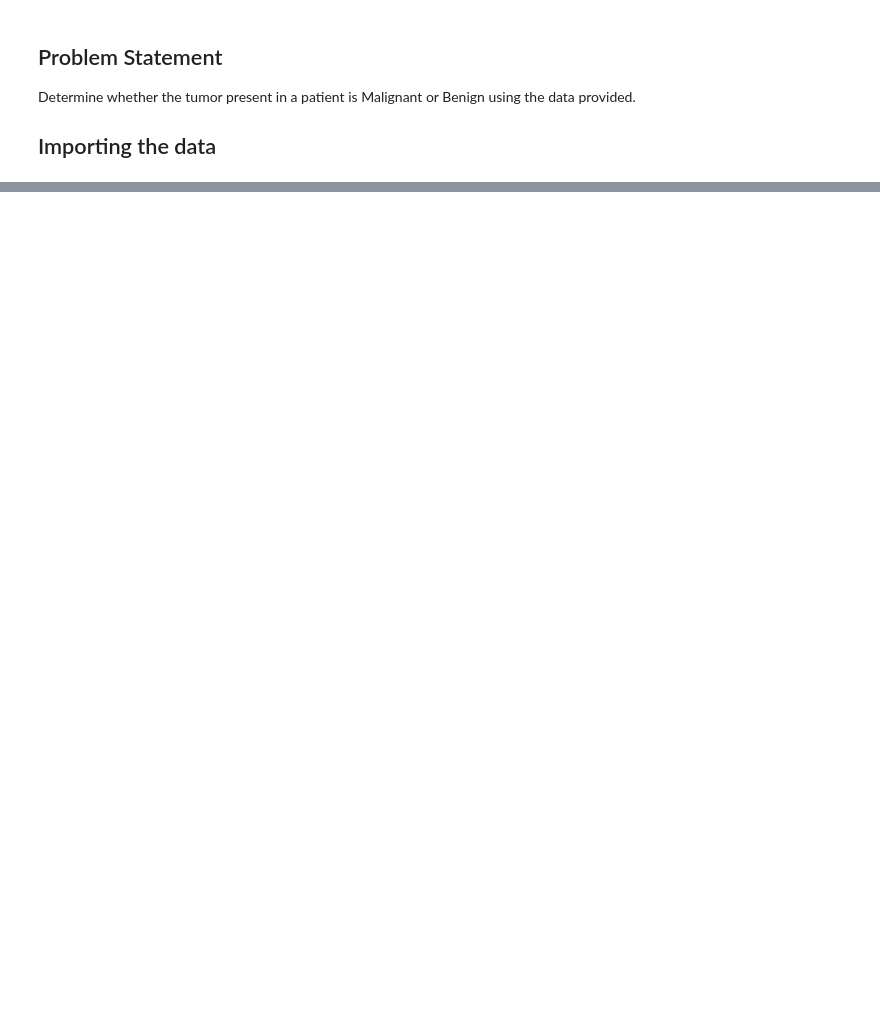
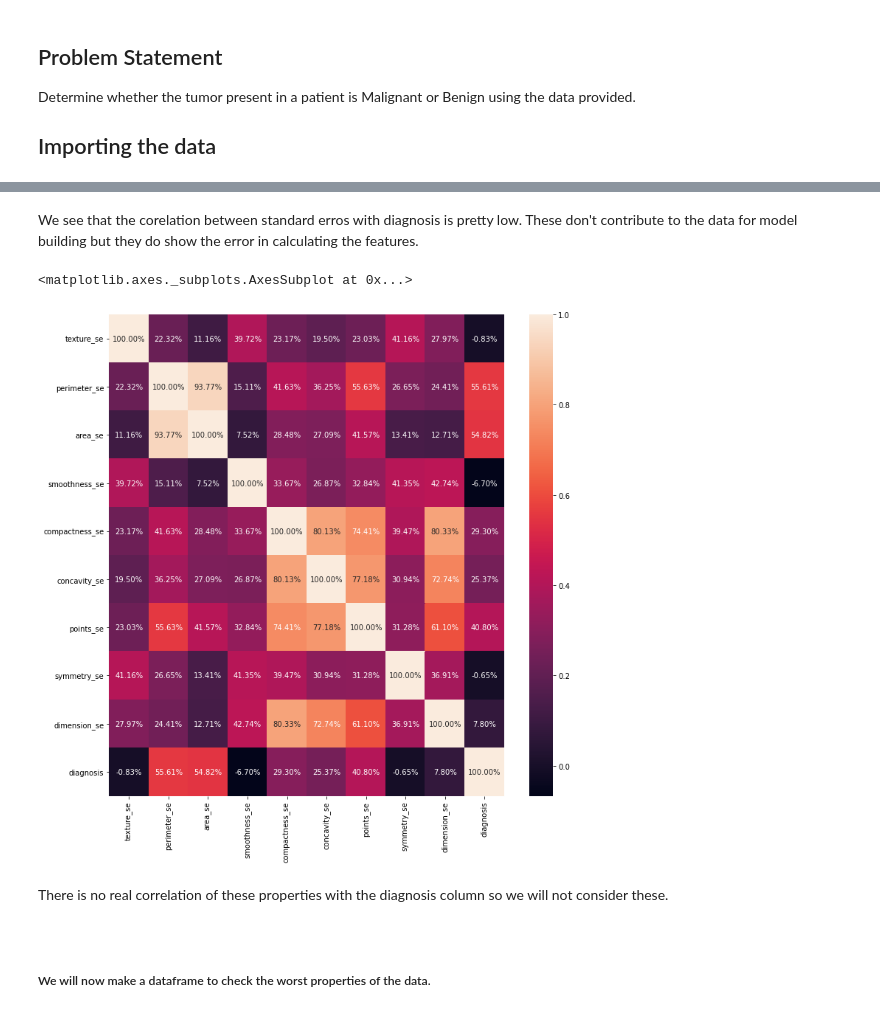
Before and after one commit to Aniket-Mishra/playing-with-data, a Jupyter notebook: winconsin-breast-cancer-research/notebook/winconsin breast cancer data analysis.ipynb, the cells around one changed output, grey strips where cells are left out. Saved outputs shown, nothing was run; the diff lists cells and outputs as text; code cells hidden in the pictures; blank space fills up the shorter version.

```diff
--- a/winconsin-breast-cancer-research/notebook/winconsin breast cancer data analysis.ipynb
+++ b/winconsin-breast-cancer-research/notebook/winconsin breast cancer data analysis.ipynb
@@ -44,0 +221,5 @@ warnings.filterwarnings('ignore')
+# %%
+cancer_se = pd.DataFrame()
+cancer_se = cancer_data.iloc[:, 13:22]
+cancer_se['diagnosis'] = cancer_data['diagnosis']
+cancer_se.head().T
@@ -44,0 +252,12 @@ warnings.filterwarnings('ignore')
+# %% [markdown]
+We see that the corelation between standard erros with diagnosis is pretty low. These don't contribute to the data for model building but they do show the error in calculating the features.
+# %%
+plt.figure(figsize=(12,12))
+sns.heatmap(cancer_se.corr(), annot=True, fmt='.2%')
+# %% [output]
+<matplotlib.axes._subplots.AxesSubplot at 0x...>
+[figure, added]
+# %% [markdown]
+There is no real correlation of these properties with the diagnosis column so we will not consider these.
+<br><br><br>
+##### We will now make a dataframe to check the worst properties of the data.
```
Also changed, not shown: parts of 67 cells of this notebook.
